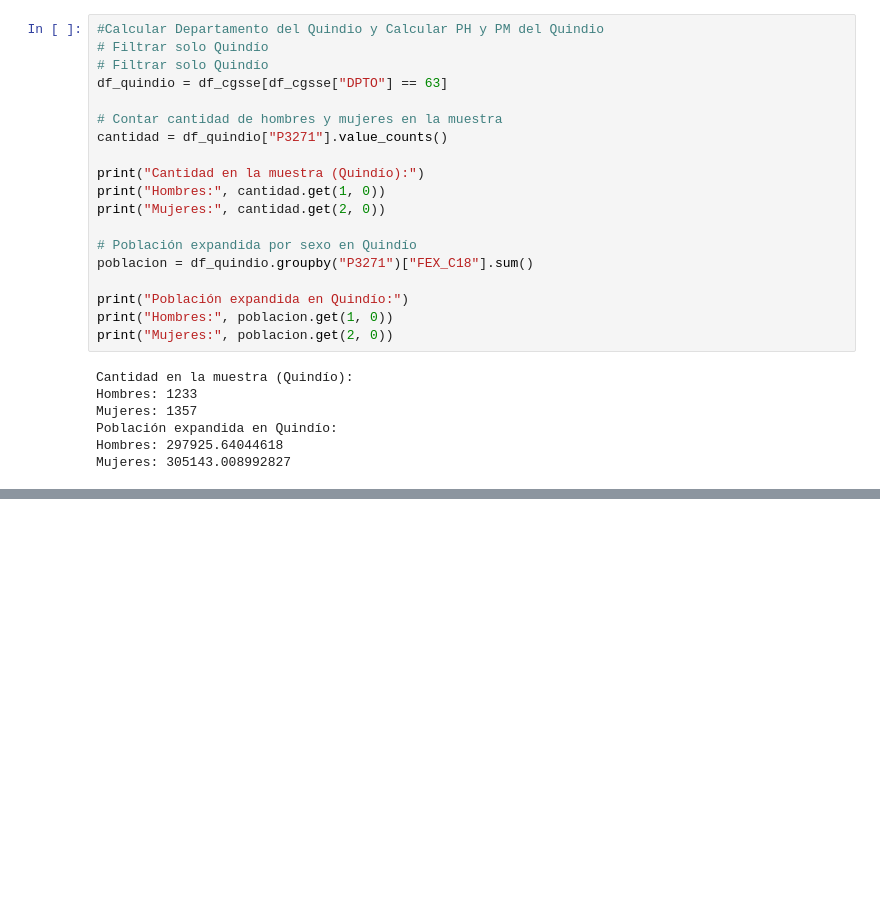
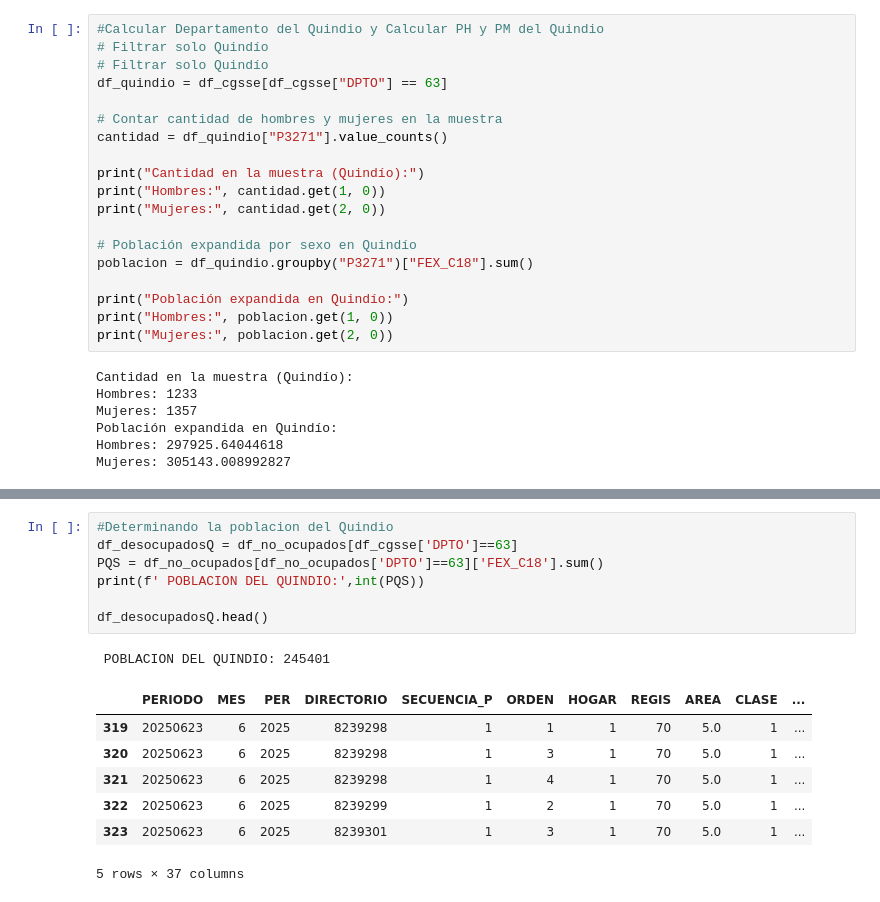
Before and after one commit to fernanda-mv/AnalisisdeDatosUQ, a Jupyter notebook: Notebooks/02-GEIH25-manipulacion_tablas.ipynb, the cells around one changed output, grey strips where cells are left out. Saved outputs shown, nothing was run; the diff lists cells and outputs as text; blank space fills up the shorter version.

```diff
--- a/Notebooks/02-GEIH25-manipulacion_tablas.ipynb
+++ b/Notebooks/02-GEIH25-manipulacion_tablas.ipynb
@@ -101,0 +167,16 @@ Mujeres: 305143.008992827
+# %%
+#Determinando la poblacion del Quindio
+df_desocupadosQ = df_no_ocupados[df_cgsse['DPTO']==63]
+PQS = df_no_ocupados[df_no_ocupados['DPTO']==63]['FEX_C18'].sum()
+print(f' POBLACION DEL QUINDIO:',int(PQS))
+
+df_desocupadosQ.head()
+# %% [output]
+ POBLACION DEL QUINDIO: 245401
+|  | PERIODO | MES | PER | DIRECTORIO | SECUENCIA_P | ORDEN | HOGAR | REGIS | AREA | CLASE | ... |
+| 319 | 20250623 | 6 | 2025 | 8239298 | 1 | 1 | 1 | 70 | 5.0 | 1 | ... |
+| 320 | 20250623 | 6 | 2025 | 8239298 | 1 | 3 | 1 | 70 | 5.0 | 1 | ... |
+| 321 | 20250623 | 6 | 2025 | 8239298 | 1 | 4 | 1 | 70 | 5.0 | 1 | ... |
+| 322 | 20250623 | 6 | 2025 | 8239299 | 1 | 2 | 1 | 70 | 5.0 | 1 | ... |
+| 323 | 20250623 | 6 | 2025 | 8239301 | 1 | 3 | 1 | 70 | 5.0 | 1 | ... |
+5 rows × 37 columns
```
Also changed, not shown: parts of 6 cells of this notebook.
